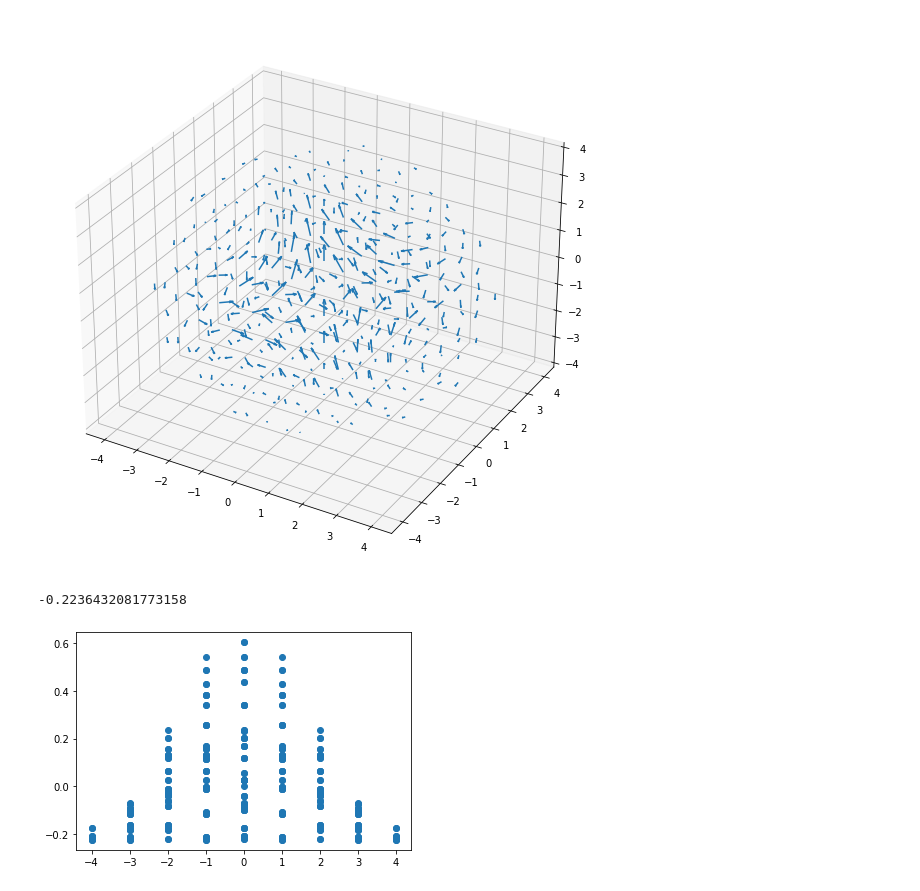
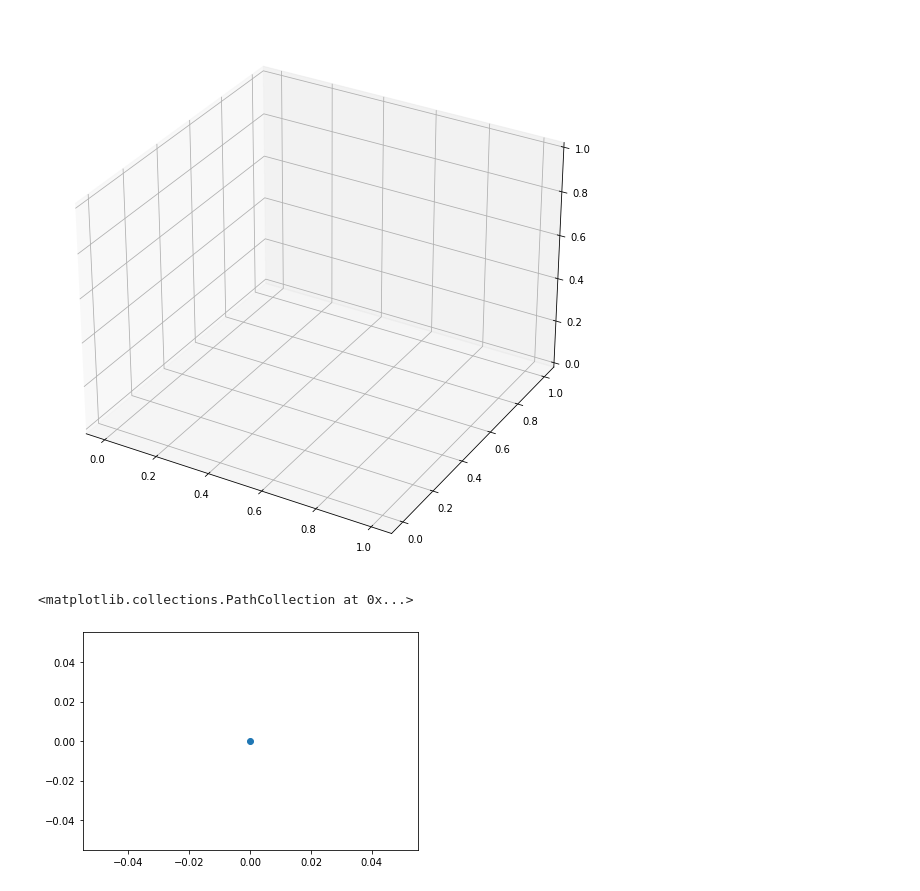
Before and after one commit to asmohov/bubbles, a Jupyter notebook: athena_testing/rt/plotting scripts/spheromak_implementation.ipynb, the cells around one changed output. Cells and saved outputs as stored; diff of their text form; code cells hidden in the pictures.

```diff
--- a/athena_testing/rt/plotting scripts/spheromak_implementation.ipynb
+++ b/athena_testing/rt/plotting scripts/spheromak_implementation.ipynb
@@ -7,7 +7,7 @@ from matplotlib.colors import Colormap as cmp
 #Strength, radius, center, Orientation
 Orient = 'z'
 B0 = 1
-Alpha = 1
+Alpha =4.5
 X0=0
 Y0=0
 Z0=0
@@ -24,21 +24,25 @@ def spheromak_internal(x,y,z):
     #initialise return vector
     B_ret = [0,0,0]
     #define x,y,z relative to center and radius
-    x = x-X0
-    y = y-Y0
-    z = z-Z0+1e-20
+    x = (x-X0)
+    y = (y-Y0)
+    z = (z-Z0+1e-20)
     r = np.sqrt(x**2+y**2+z**2)
     #defne output by components:
     Bx = (1/(Alpha*r**5))*(z*Alpha*(-3*x*r+Alpha*x**2*y*r/(np.sqrt(z**2))+y*Alpha*(y**2+z**2)*r/(np.sqrt(z**2)))*np.cos(r*Alpha) -
                            z*(y*r*Alpha*r/(np.sqrt(z**2))+x**3*Alpha**2+x*(-3+y**2*Alpha**2+Alpha**2*z**2))*np.sin(r*Alpha))
     #swap x and y
-    By = (1/(Alpha*r**5))*(z*Alpha*(-3*y*r+Alpha*y**2*x*r/(np.sqrt(z**2))+x*Alpha*(x**2+z**2)*r/(np.sqrt(z**2)))*np.cos(r*Alpha) -
-                           z*(x*r*Alpha*r/(np.sqrt(z**2))+y**3*Alpha**2+y*(-3+x**2*Alpha**2+Alpha**2*z**2))*np.sin(r*Alpha))
-    Bz = (x**2+y**2-2*z**2)*np.cos(r*Alpha)/(r**4) + (2*z**2+x**4*Alpha**2+y**4*Alpha**2+y**2*(-1+z**2*Alpha**2)+x**2*(-1+2*y**2*Alpha**2+z**2*Alpha**2))*np.sinc(r*Alpha/np.pi)/(Alpha*r**4)
-    #Bz =(-2*z**2)*np.cos(r*Alpha)/(r**4) +(2*z**2*np.sinc(r*Alpha/np.pi))/(Alpha*r**4)
+    By = (1/(Alpha*r**5))*(z*Alpha*(-3*y*r+Alpha*y**2*x*r/(np.sqrt(z**2))+x*Alpha*(x**2+z**2)*r/(np.sqrt(z**2)))*np.cos(r*Alpha)
+                           -z*(x*r*Alpha*r/(np.sqrt(z**2))+y**3*Alpha**2+y*(-3+x**2*Alpha**2+Alpha**2*z**2))*np.sin(r*Alpha))
+
+    Bz = (x**2+y**2-2*z**2)*np.cos(r*Alpha)/(r**4) + (2*z**2+x**4*Alpha**2+y**4*Alpha**2+y**2*(-1+z**2*Alpha**2)+x**2*(-1+2*y**2*Alpha**2+z**2*Alpha**2))*np.sinc(r*Alpha/np.pi)/(r**4)
+   #Bz =(-2*z**2)*np.cos(r*Alpha)/(Alpha*r**4) +(2*z**2*np.sinc(r*Alpha/np.pi))/(Alpha*r**4)
     B_ret = [Bx,By,Bz]
     return B_ret
-def spheromak_external():
+
+print(spheromak_internal(1,0,0))
+
+def spheromak_external(x,y,z):
     #set orientation
     if Orient == 'z':
         pass
@@ -46,6 +50,20 @@ def spheromak_external():
         z,x = x,z  #swap z and x
     elif Orient == 'y':
         y,z = z,y  #swap z and y
+    B_ret = [0,0,0]
+    x = (x-X0)
+    y = (y-Y0)
+    z = (z-Z0)
+    r = np.sqrt(x**2+y**2+z**2)
+    r0 = 4.5/Alpha
+    #define output by cartesisan components
+    Bx = -3*r0**3*x*z/(2*r**5)
+
+    By = -3*r0**3*y*z/(2*r**5)
+
+    Bz = 1+ r0**3*(x**2+y**2+2*z**2)/(2*r**5)
+
+    B_ret = [Bx,By,Bz]
     return B_ret
 #plotting section
 #3-d--------------------------------------------------------------
@@ -64,7 +82,7 @@ def spheromak_external():
 X = np.arange(-5, 5, 1) #avoid behavior at 0
 #Y = np.arange(-5, 5, .7)
 Y=np.arange(-5,5,1)
-Z = np.arange(-5, 5, 1)
+Z=np.arange(-5, 5,1)
 #sort into inside and outside
 xin=np.array([]);yin=np.array([]);zin=np.array([])
 xout=np.array([]);yout=np.array([]);zout=np.array([])
@@ -75,22 +93,27 @@ for x in X:
                 xin=np.append(xin,x)
                 yin=np.append(yin,y)
                 zin=np.append(zin,z)
-            else:
+            elif np.sqrt(x**2+y**2+z**2)>4.5/Alpha:
+                #print(x,y,z)
+                #print (np.sqrt(x**2+y**2+z**2))
                 xout=np.append(xout,x)
                 yout=np.append(yout,y)
                 zout=np.append(zout,z)
-print(xin)
 #X projection
-B_in = spheromak_internal(xin,0,zin)
+B_in = spheromak_internal(xin,yin,zin)
 B_mag = np.sqrt(B_in[0]**2+B_in[1]**2+B_in[2]**2)
+B_out = spheromak_external(xout,0,zout)
+B_mag_out = np.sqrt(B_out[0]**2+B_out[1]**2+B_out[2]**2)
 fig, ax = plt.subplots(figsize=(15,10))
-q = ax.quiver(xin, zin, B_in[0], B_in[2],B_mag,cmap='plasma', scale = 15)
+#q = ax.quiver(xin, zin, B_in[0], B_in[2],B_mag,cmap='plasma', scale = 15)
+q = ax.quiver(xout, zout, B_out[0], B_out[2],B_mag_out,cmap='plasma', scale = 15)
 plt.show()
 #y projection
 B_in = spheromak_internal(0,yin,zin)
 B_mag = np.sqrt(B_in[0]**2+B_in[1]**2+B_in[2]**2)
 fig, ax = plt.subplots(figsize=(15,10))
-q = ax.quiver(yin, zin, B_in[1], B_in[2],B_mag,cmap='plasma', scale = 15)
+q = ax.quiver(yin, zin, B_in[1], B_in[2],B_mag,cmap='plasma', scale = 30)
+
 plt.show()
 #3-D
 B_in = spheromak_internal(xin,yin,zin)
@@ -100,6 +123,6 @@ B_mag = np.sqrt(B_in[0]**2+B_in[1]**2+B_in[2]**2)
 q= ax.quiver(xin,yin,zin,B_in[0],B_in[1],B_in[2],cmap='hot')
 plt.show()
 #plt.scatter(xin,B_in[2])
-plt.scatter(xin,B_in[2])
-print(min(B_in[2]))
+plt.scatter(yin,B_in[2])
+#print(min(B_in[2]))
 # %% [output]
@@ -125,3 +132,3 @@ print(min(B_in[2]))
-[figure, old version]
+[figure, new version]
--0.2236432081773158
+<matplotlib.collections.PathCollection at 0x...>
-[figure, old version]
+[figure, new version]
```
Also changed, not shown: parts of 1 cell of this notebook, 4 other files.
